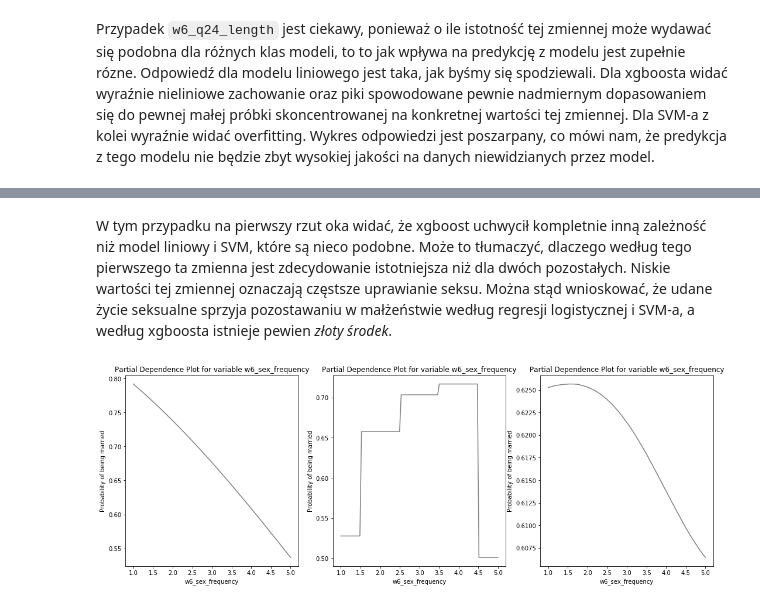
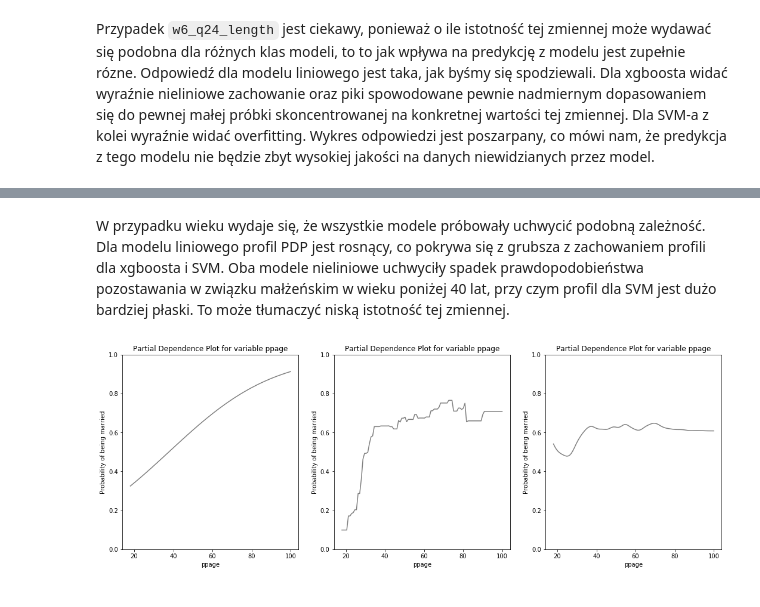
Before and after one commit to pbiecek/InterpretableMachineLearning2018S, a Jupyter notebook: PraceDomowe/PD5/PD5 Koscialkowski.ipynb, the cells around one changed output, grey strips where cells are left out. Cells and saved outputs as stored; diff of their text form; code cells hidden in the pictures.

```diff
--- a/PraceDomowe/PD5/PD5 Koscialkowski.ipynb
+++ b/PraceDomowe/PD5/PD5 Koscialkowski.ipynb
@@ -78,7 +78,7 @@ LogisticRegression(C=1.0, class_weight=None, dual=False, fit_intercept=True,
 # %% [markdown]
 ## Definicja funkcji rysującej profil PDP
 # %%
-def pdp(model, var, X, no_points, xmax=None, subplot=None):
+def pdp(model, var, X, no_points, xmax=None, ylim=None, subplot=None):
     df = pd.concat([X] * no_points)
     if xmax:
         df[var] = np.repeat(np.linspace(X[var].min(), xmax, no_points), X.shape[0])
@@ -90,6 +90,8 @@ def pdp(model, var, X, no_points, xmax=None, subplot=None):
     if subplot != None:
         plt.subplot(*subplot)
     plt.plot(df, 'grey')
+    if ylim:
+        plt.ylim(ylim)
     plt.xlabel(var)
     plt.ylabel('Probability of being married')
     plt.title('Partial Dependence Plot for variable ' + var)
@@ -265,10 +280,11 @@ plt.show(block=True)
-# %% [markdown]
-W tym przypadku na pierwszy rzut oka widać, że xgboost uchwycił kompletnie inną zależność niż model liniowy i SVM, które są nieco podobne. Może to tłumaczyć, dlaczego według tego pierwszego ta zmienna jest zdecydowanie istotniejsza niż dla dwóch pozostałych. Niskie wartości tej zmiennej oznaczają częstsze uprawianie seksu. Można stąd wnioskować, że udane życie seksualne sprzyja pozostawaniu w małżeństwie według regresji logistycznej i SVM-a, a według xgboosta istnieje pewien _złoty środek_.
+# %% [markdown]
+W przypadku wieku wydaje się, że wszystkie modele próbowały uchwycić podobną zależność. Dla modelu liniowego profil PDP jest rosnący, co pokrywa się z grubsza z zachowaniem profili dla xgboosta i SVM. Oba modele nieliniowe uchwyciły spadek prawdopodobieństwa pozostawania w związku małżeńskim w wieku poniżej 40 lat, przy czym profil dla SVM jest dużo bardziej płaski. To może tłumaczyć niską istotność tej zmiennej.
 # %%
 plt.figure(figsize=(18,6))
-pdp(logreg, 'w6_sex_frequency', X_test, 100,5, subplot=(1,3,1))
-pdp(xgb, 'w6_sex_frequency', X_test, 100,5, subplot=(1,3,2))
-pdp(svm, 'w6_sex_frequency', X_test, 100,5, subplot=(1,3,3))
+y_limit = (0, 1)
+pdp(model=logreg, var='ppage', X=X_test, no_points=100, xmax=100, ylim=y_limit, subplot=(1,3,1))
+pdp(model=xgb, var='ppage', X=X_test, no_points=100, xmax=100, ylim=y_limit, subplot=(1,3,2))
+pdp(model=svm, var='ppage', X=X_test, no_points=100, xmax=100, ylim=y_limit, subplot=(1,3,3))
 plt.show(block=True)
 # %% [output]
-[figure, old version]
+[figure, new version]
```
Also changed, not shown: parts of 7 cells of this notebook.
